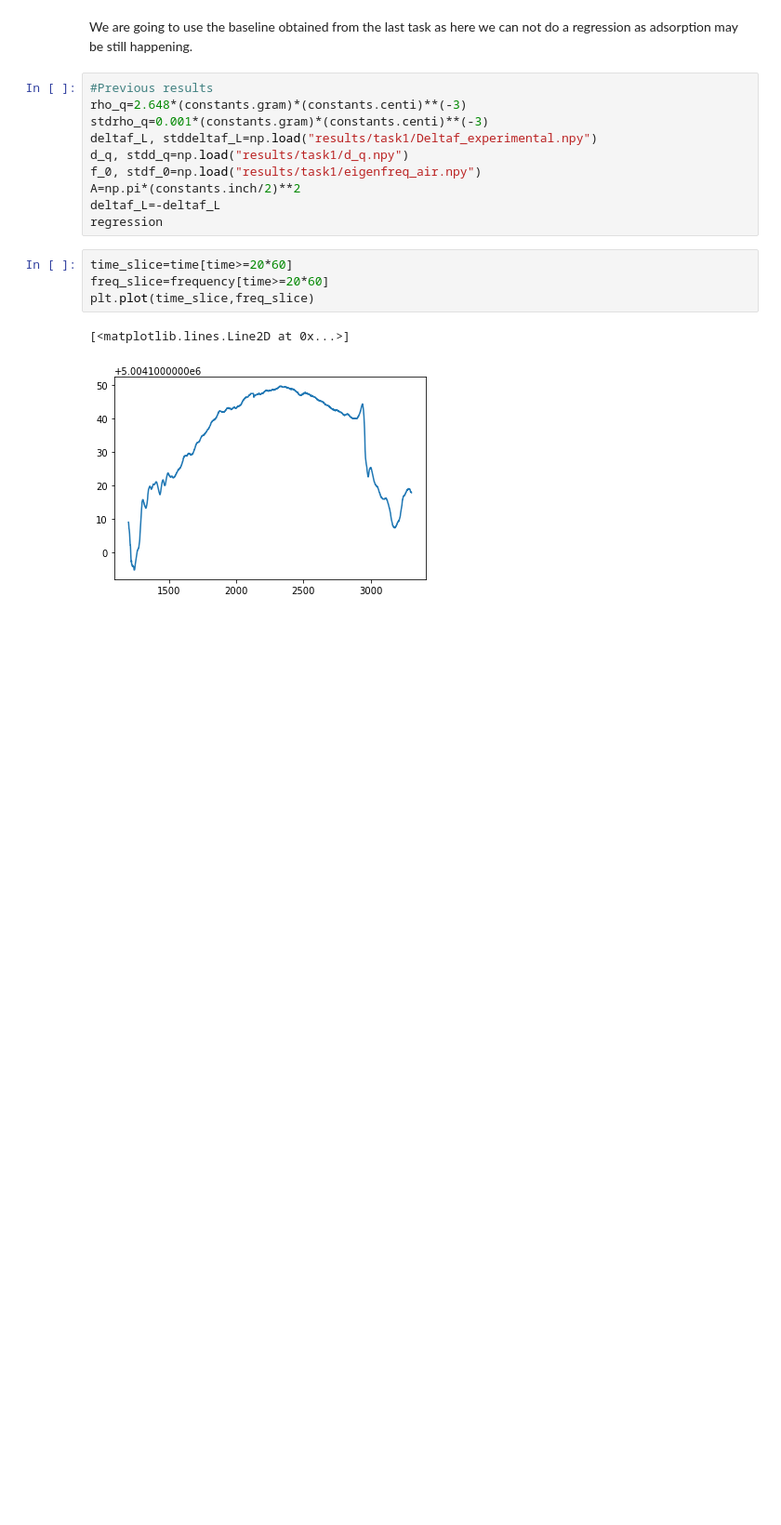
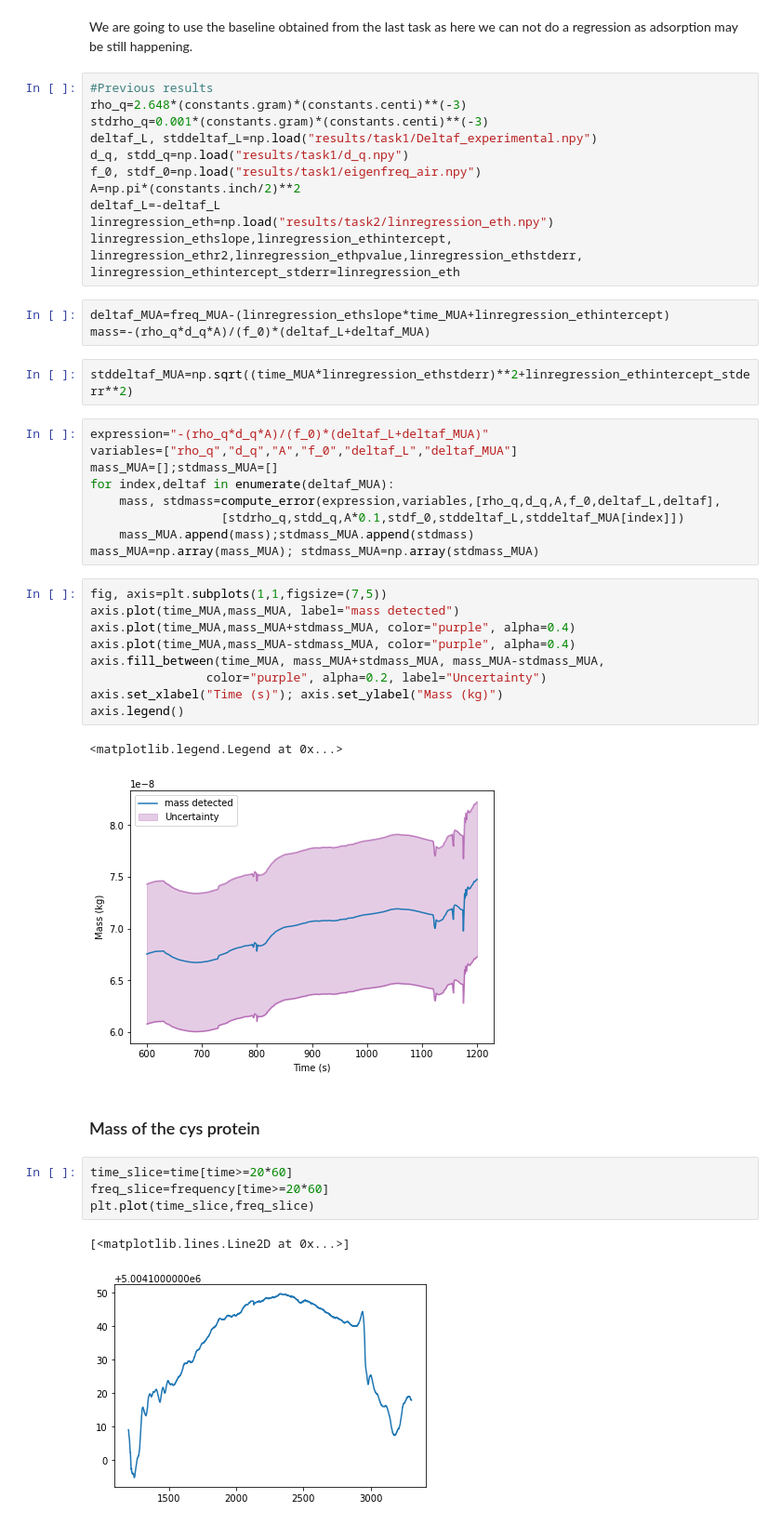
Before and after one commit to Nereumobu/advanced_lab_master, a Jupyter notebook: Ma_17/Task2_monolayer_cys.ipynb, the cells around one changed output. Shown at 93% size. Saved outputs shown, nothing was run; the diff lists cells and outputs as text; blank space fills up the shorter version.

Commit message:
Computed the masses of cys, needs to be polished

```diff
--- a/Ma_17/Task2_monolayer_cys.ipynb
+++ b/Ma_17/Task2_monolayer_cys.ipynb
@@ -94,7 +96,36 @@ d_q, stdd_q=np.load("results/task1/d_q.npy")
 f_0, stdf_0=np.load("results/task1/eigenfreq_air.npy")
 A=np.pi*(constants.inch/2)**2
 deltaf_L=-deltaf_L
-regression
+linregression_eth=np.load("results/task2/linregression_eth.npy")
+linregression_ethslope,linregression_ethintercept, linregression_ethr2,linregression_ethpvalue,linregression_ethstderr, linregression_ethintercept_stderr=linregression_eth
+# %%
+deltaf_MUA=freq_MUA-(linregression_ethslope*time_MUA+linregression_ethintercept)
+mass=-(rho_q*d_q*A)/(f_0)*(deltaf_L+deltaf_MUA)
+# %%
+stddeltaf_MUA=np.sqrt((time_MUA*linregression_ethstderr)**2+linregression_ethintercept_stderr**2)
+# %%
+expression="-(rho_q*d_q*A)/(f_0)*(deltaf_L+deltaf_MUA)"
+variables=["rho_q","d_q","A","f_0","deltaf_L","deltaf_MUA"]
+mass_MUA=[];stdmass_MUA=[]
+for index,deltaf in enumerate(deltaf_MUA):
+    mass, stdmass=compute_error(expression,variables,[rho_q,d_q,A,f_0,deltaf_L,deltaf],
+                  [stdrho_q,stdd_q,A*0.1,stdf_0,stddeltaf_L,stddeltaf_MUA[index]])
+    mass_MUA.append(mass);stdmass_MUA.append(stdmass)
+mass_MUA=np.array(mass_MUA); stdmass_MUA=np.array(stdmass_MUA)
+# %%
+fig, axis=plt.subplots(1,1,figsize=(7,5))
+axis.plot(time_MUA,mass_MUA, label="mass detected")
+axis.plot(time_MUA,mass_MUA+stdmass_MUA, color="purple", alpha=0.4)
+axis.plot(time_MUA,mass_MUA-stdmass_MUA, color="purple", alpha=0.4)
+axis.fill_between(time_MUA, mass_MUA+stdmass_MUA, mass_MUA-stdmass_MUA,
+                color="purple", alpha=0.2, label="Uncertainty")
+axis.set_xlabel("Time (s)"); axis.set_ylabel("Mass (kg)")
+axis.legend()
+# %% [output]
+<matplotlib.legend.Legend at 0x...>
+[figure, added]
+# %% [markdown]
+### Mass of the cys protein
 # %%
 time_slice=time[time>=20*60]
 freq_slice=frequency[time>=20*60]
```
Also changed, not shown: parts of 6 cells of this notebook.
